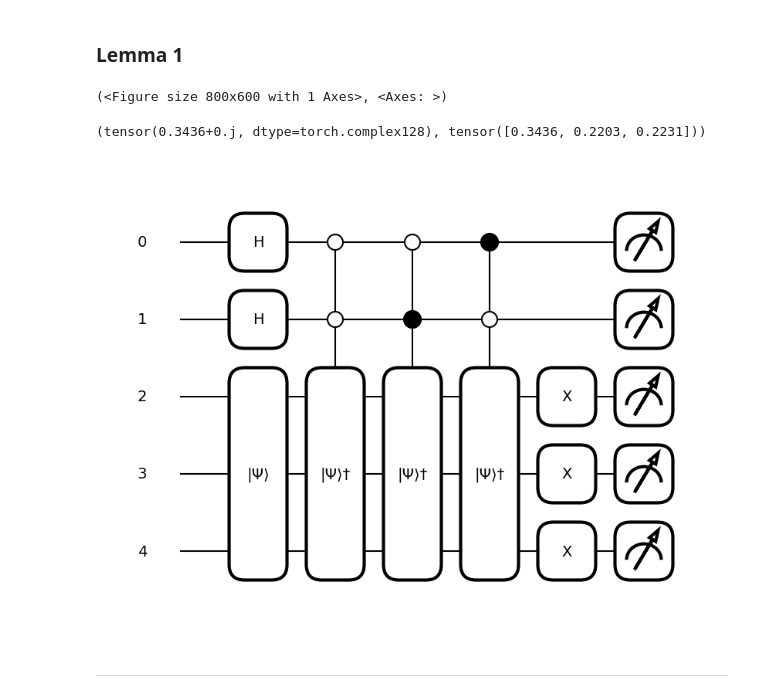
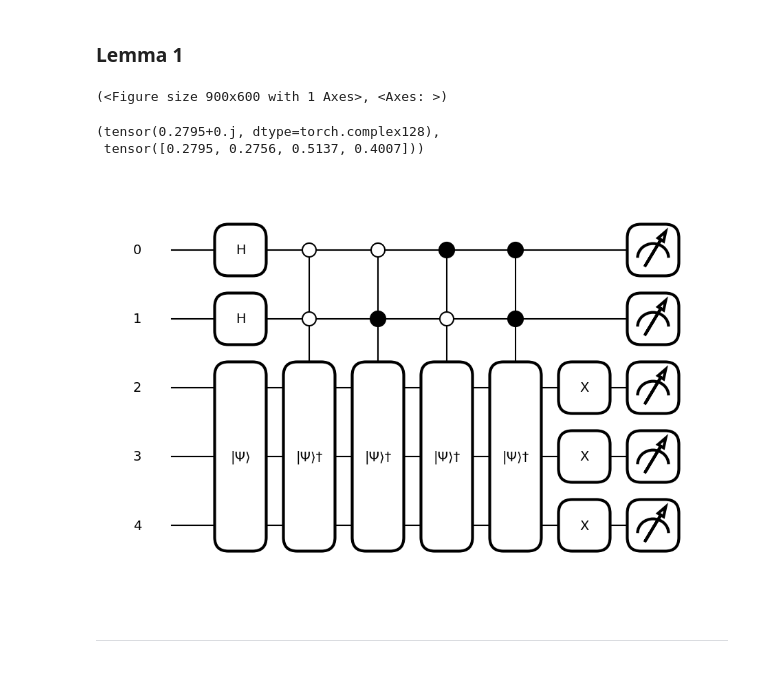
Before and after one commit to sehyunsix/NERF-vs-QRF, a Jupyter notebook: QAF/QAF.ipynb, the cells around one changed output. Cells and saved outputs as stored; diff of their text form; code cells hidden in the pictures.

Commit message:
add figure

```diff
--- a/QAF/QAF.ipynb
+++ b/QAF/QAF.ipynb
@@ -115,10 +98,12 @@ class Lemma1:
         self.u(self.v_x)
 
         # qml.Barrier()
-
-        for i in range(self.output_num):
-            qml.ctrl(self.U_wb, control=range(self.s), control_values=self.k_to_control_wire_list(i))(i)
-            # qml.Barrier()
+        if(self.output_num)>1:
+            for i in range(self.output_num):
+                qml.ctrl(self.U_wb, control=range(self.s), control_values=self.k_to_control_wire_list(i))(i)
+        else:
+            self.U_wb
+                # qml.Barrier()
 
         # Pauli-X for q register
         q0 = self.s
@@ -156,20 +141,20 @@ class Lemma1:
     def get_z_list(self):
         return [self.get_z(i) for i in range(self.output_num)]
 # %%
-num_of_weight = 3
+num_of_weight = 4
 element_of_weight = 4
 w = torch.rand(num_of_weight, element_of_weight)
 x = torch.rand(element_of_weight)
 bias = torch.rand(num_of_weight)
+z = (w @ x + bias) / (len(x) + 1)
+test1 = Lemma1(w=w, x=x, b=bias, output_num=num_of_weight)
 
-z = (w @ x + bias) / (len(x) + 1)
-
-test1 = Lemma1(w=w, x=x, b=bias, output_num=num_of_weight)
 test1.get_z(k=0, chk=True), z
 # %% [output]
-(<Figure size 800x600 with 1 Axes>, <Axes: >)
+(<Figure size 900x600 with 1 Axes>, <Axes: >)
-(tensor(0.3436+0.j, dtype=torch.complex128), tensor([0.3436, 0.2203, 0.2231]))
+(tensor(0.2795+0.j, dtype=torch.complex128),
+ tensor([0.2795, 0.2756, 0.5137, 0.4007]))
-[figure, old version]
+[figure, new version]
 # %% [markdown]
 ---
 # %% [markdown]
```
Also changed, not shown: parts of 4 cells of this notebook, 13 other files.
